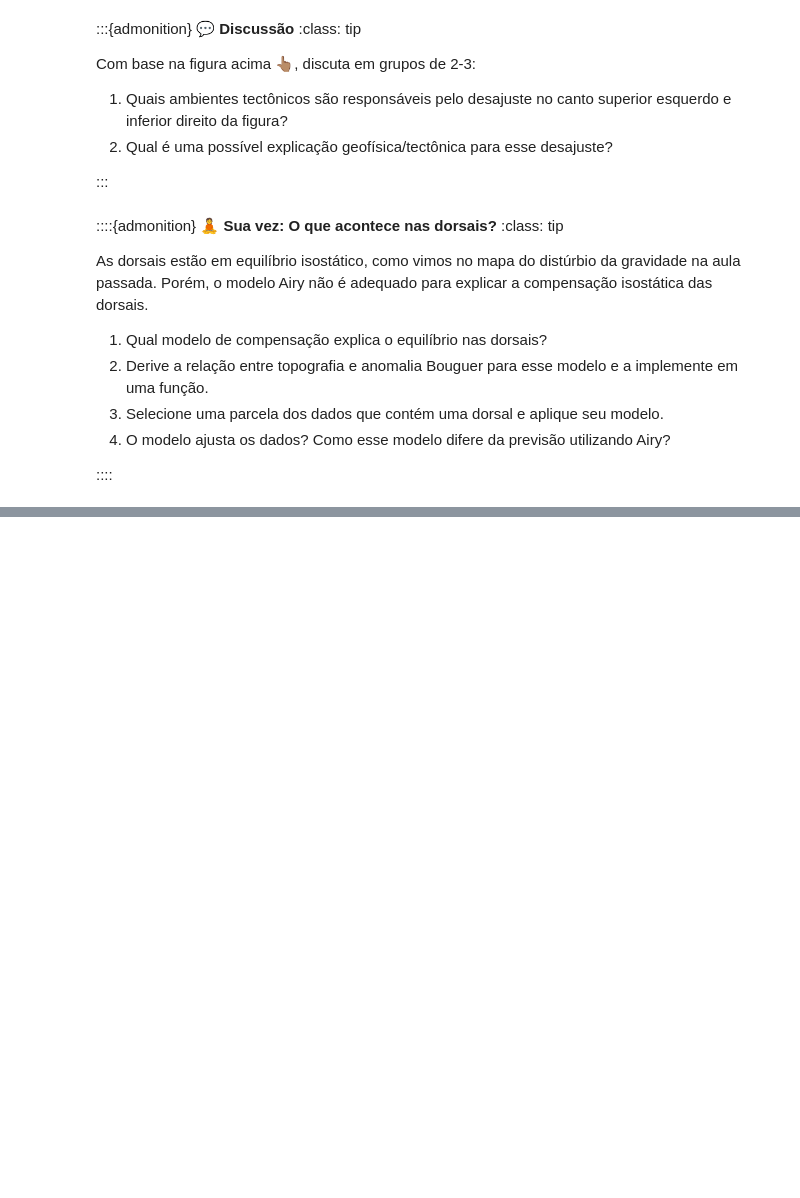
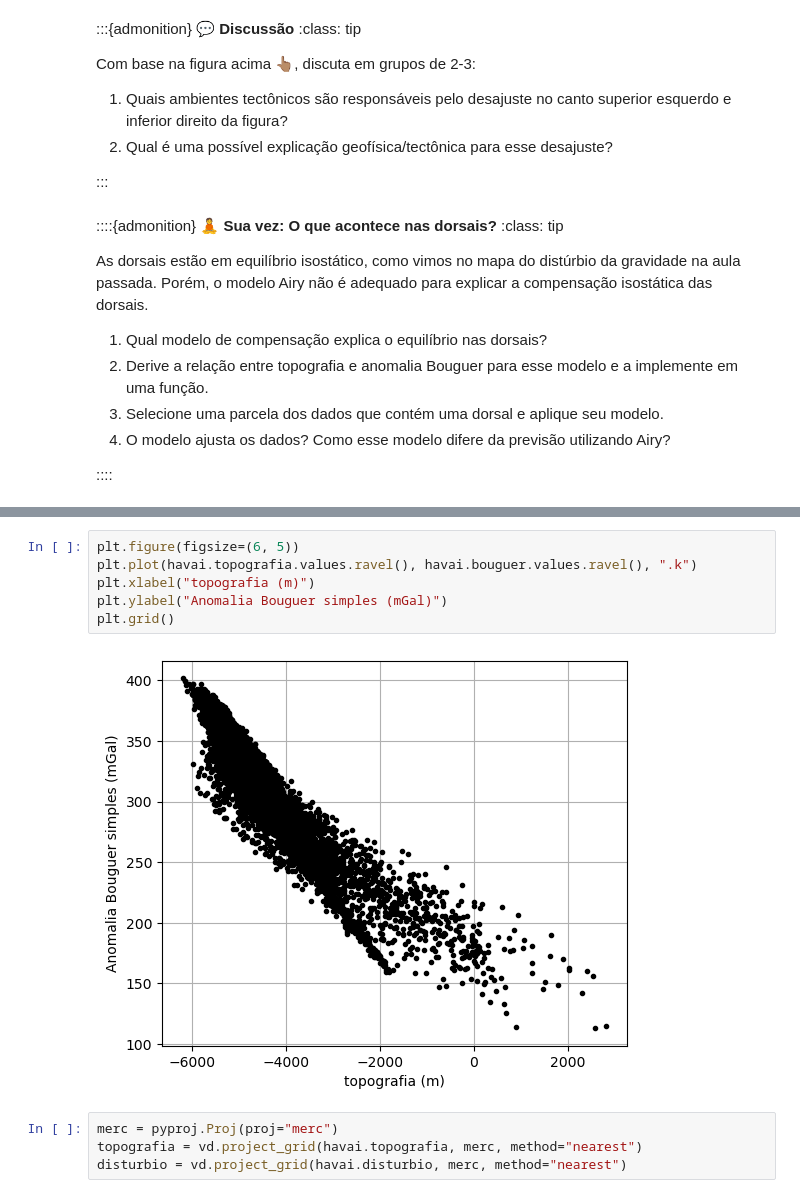
Before and after one commit to leouieda/concurso-usp-aula-2023, a Jupyter notebook: praticas/isostasia.ipynb, the cells around one changed output, grey strips where cells are left out. Drawn from its saved outputs; the diff is of its cells as text; blank space fills up the shorter version.

```diff
--- a/praticas/isostasia.ipynb
+++ b/praticas/isostasia.ipynb
@@ -118,0 +129,12 @@ As dorsais estão em equilíbrio isostático, como vimos no mapa do distúrbio d
+# %%
+plt.figure(figsize=(6, 5))
+plt.plot(havai.topografia.values.ravel(), havai.bouguer.values.ravel(), ".k")
+plt.xlabel("topografia (m)")
+plt.ylabel("Anomalia Bouguer simples (mGal)")
+plt.grid()
+# %% [output]
+[figure, added]
+# %%
+merc = pyproj.Proj(proj="merc")
+topografia = vd.project_grid(havai.topografia, merc, method="nearest")
+disturbio = vd.project_grid(havai.disturbio, merc, method="nearest")
```
Also changed, not shown: parts of 19 cells of this notebook, 12 other files.
